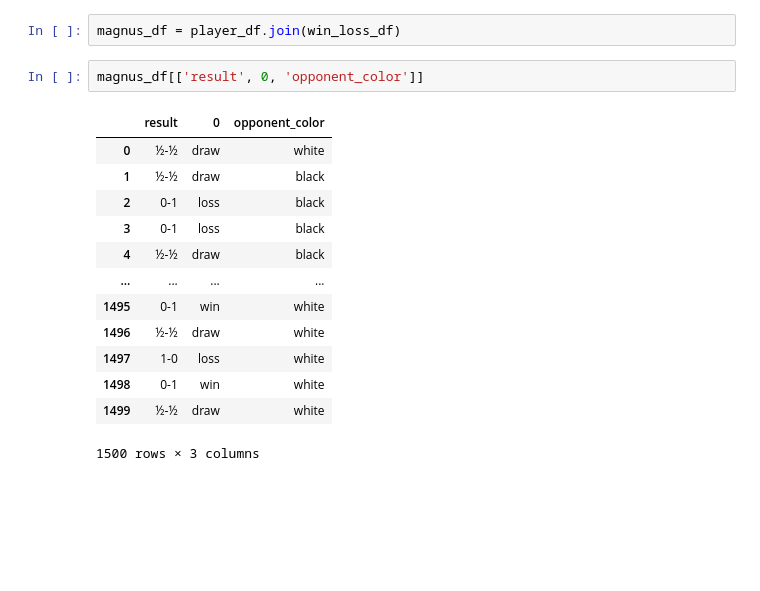
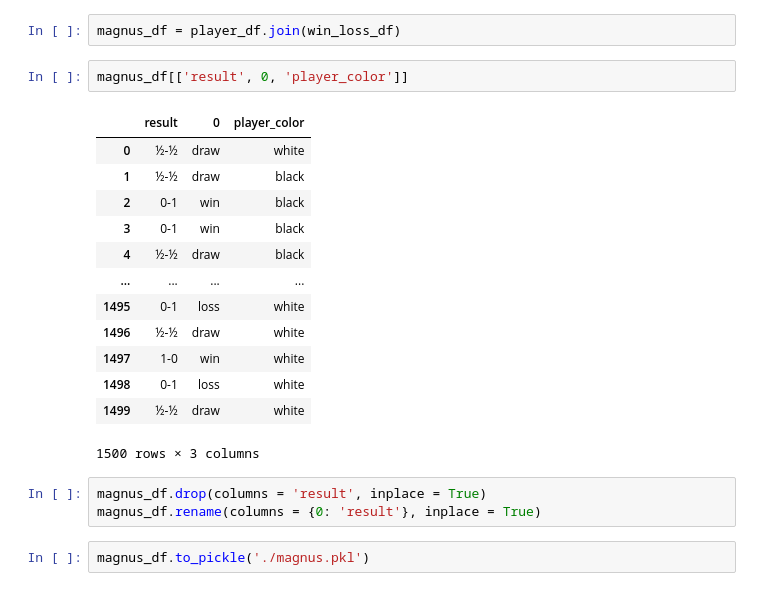
Before and after one commit to deadlykitten1/Chess_Outcome_Predictor, a Jupyter notebook: scraping_and_cleaning.ipynb, the cells around one changed output. Saved outputs shown, nothing was run; the diff lists cells and outputs as text; blank space fills up the shorter version.

```diff
--- a/scraping_and_cleaning.ipynb
+++ b/scraping_and_cleaning.ipynb
@@ -321,18 +321,23 @@ win_loss_df = player_df.apply(win_cleanup, axis = 1, result_type = 'expand')
 # %%
 magnus_df = player_df.join(win_loss_df)
 # %%
-magnus_df[['result', 0, 'opponent_color']]
+magnus_df[['result', 0, 'player_color']]
 # %% [output]
-|  | result | 0 | opponent_color |
+|  | result | 0 | player_color |
 | 0 | ½-½ | draw | white |
 | 1 | ½-½ | draw | black |
-| 2 | 0-1 | loss | black |
-| 3 | 0-1 | loss | black |
+| 2 | 0-1 | win | black |
+| 3 | 0-1 | win | black |
 | 4 | ½-½ | draw | black |
 | ... | ... | ... | ... |
-| 1495 | 0-1 | win | white |
+| 1495 | 0-1 | loss | white |
 | 1496 | ½-½ | draw | white |
-| 1497 | 1-0 | loss | white |
-| 1498 | 0-1 | win | white |
+| 1497 | 1-0 | win | white |
+| 1498 | 0-1 | loss | white |
 | 1499 | ½-½ | draw | white |
 1500 rows × 3 columns
+# %%
+magnus_df.drop(columns = 'result', inplace = True)
+magnus_df.rename(columns = {0: 'result'}, inplace = True)
+# %%
+magnus_df.to_pickle('./magnus.pkl')
```
Also changed, not shown: parts of 2 cells of this notebook, 1 other file.
